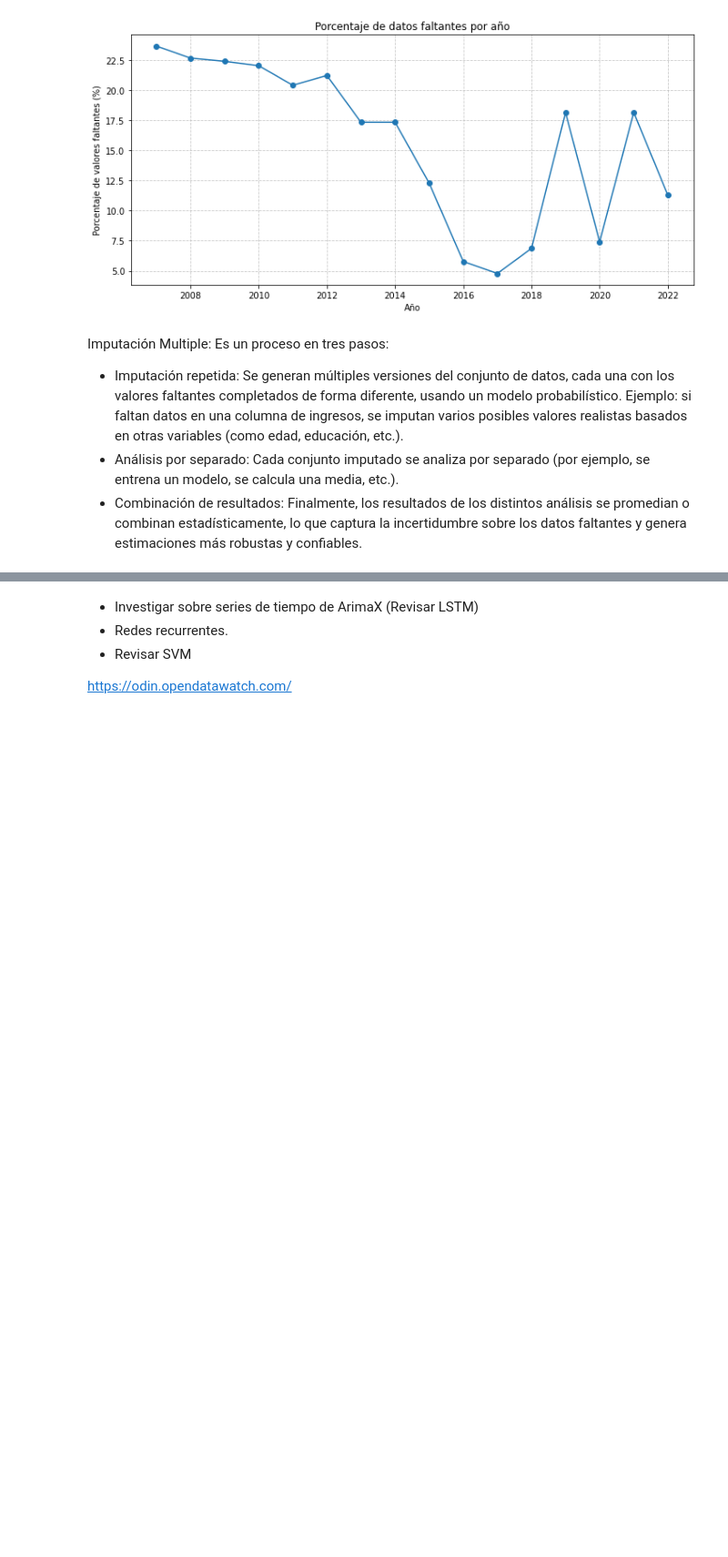
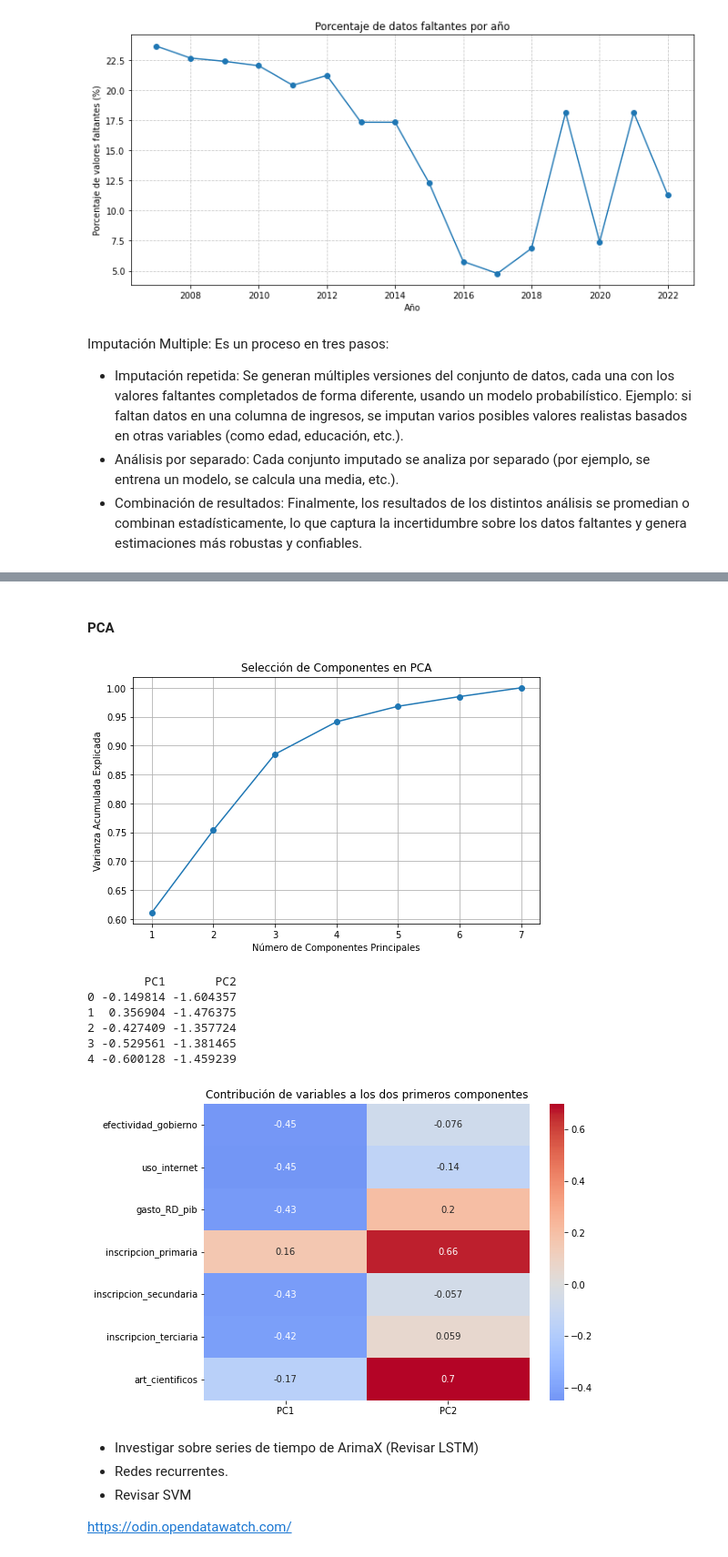
Before and after one commit to rortizgeo/Maestria_CD_Proyecto-Aplicado, a Jupyter notebook: PA_dataAnalysis.ipynb, the cells around one changed output, grey strips where cells are left out. Shown at 91% size. Cells and saved outputs as stored; diff of their text form; code cells hidden in the pictures; blank space fills up the shorter version.

```diff
--- a/PA_dataAnalysis.ipynb
+++ b/PA_dataAnalysis.ipynb
@@ -1633,3 +1672,61 @@ plt.show()
+# %% [markdown]
+#### PCA
+# %%
+import pandas as pd
+from sklearn.preprocessing import StandardScaler
+from sklearn.decomposition import PCA
+import matplotlib.pyplot as plt
+import seaborn as sns
+
+# 1. Seleccionar solo las variables de interés para PCA
+vars_pca = ["efectividad_gobierno", "uso_internet", "gasto_RD_pib", "inscripcion_primaria","inscripcion_secundaria", "inscripcion_terciaria", "art_cientificos"]
+
+X = imputed_df_reduced[vars_pca].dropna()  # eliminar filas con NaN
+
+# 2. Estandarizar datos
+scaler = StandardScaler()
+X_scaled = scaler.fit_transform(X)
+
+# 3. Aplicar PCA
+pca = PCA()
+X_pca = pca.fit_transform(X_scaled)
+
+# 4. Varianza explicada
+explained_var = pca.explained_variance_ratio_
+
+# Mostrar varianza acumulada
+plt.figure(figsize=(8,5))
+plt.plot(range(1, len(explained_var)+1), explained_var.cumsum(), marker='o')
+plt.xlabel("Número de Componentes Principales")
+plt.ylabel("Varianza Acumulada Explicada")
+plt.title("Selección de Componentes en PCA")
+plt.grid(True)
+plt.show()
+
+# 5. Nuevo dataframe con los dos primeros componentes
+df_pca = pd.DataFrame(X_pca[:, :2], columns=["PC1", "PC2"])
+print(df_pca.head())
+
+# 6. Heatmap de correlación entre variables originales y componentes
+loadings = pd.DataFrame(
+    pca.components_.T,
+    columns=[f"PC{i+1}" for i in range(len(vars_pca))],
+    index=vars_pca
+)
+
+plt.figure(figsize=(8,6))
+sns.heatmap(loadings.iloc[:, :2], annot=True, cmap="coolwarm", center=0)
+plt.title("Contribución de variables a los dos primeros componentes")
+plt.show()
+# %% [output]
+[figure, added]
+        PC1       PC2
+0 -0.149814 -1.604357
+1  0.356904 -1.476375
+2 -0.427409 -1.357724
+3 -0.529561 -1.381465
+4 -0.600128 -1.459239
+[figure, added]
 # %% [markdown]
 
 - Investigar sobre series de tiempo de ArimaX (Revisar LSTM)
```
Also changed, not shown: parts of 7 cells of this notebook.
